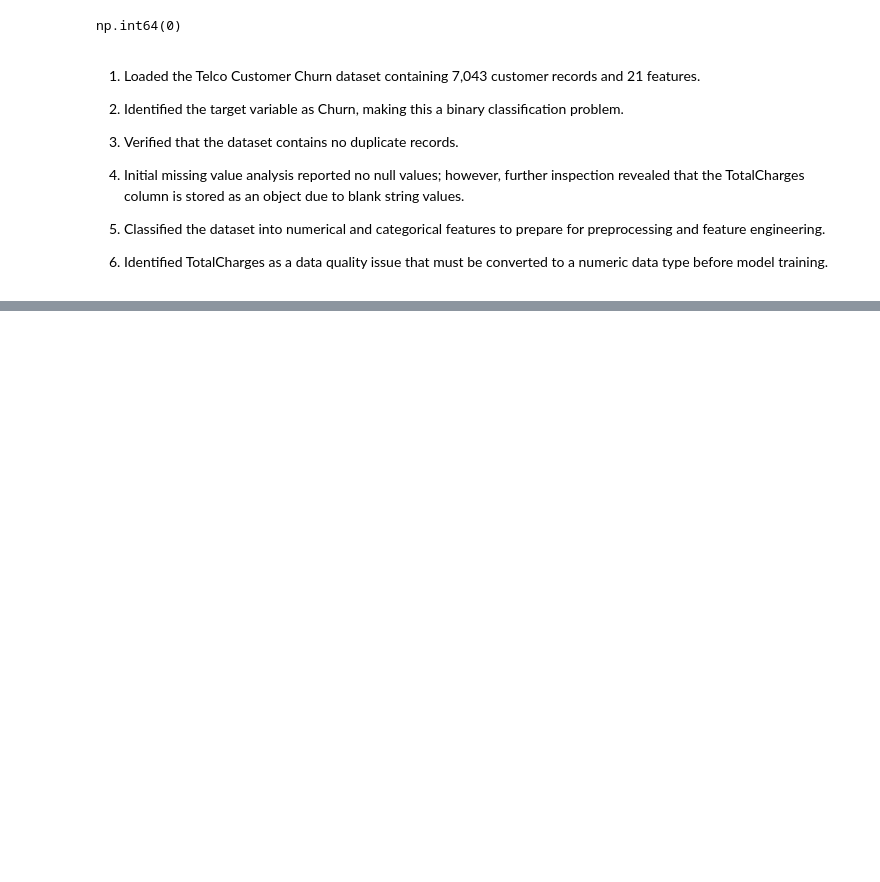
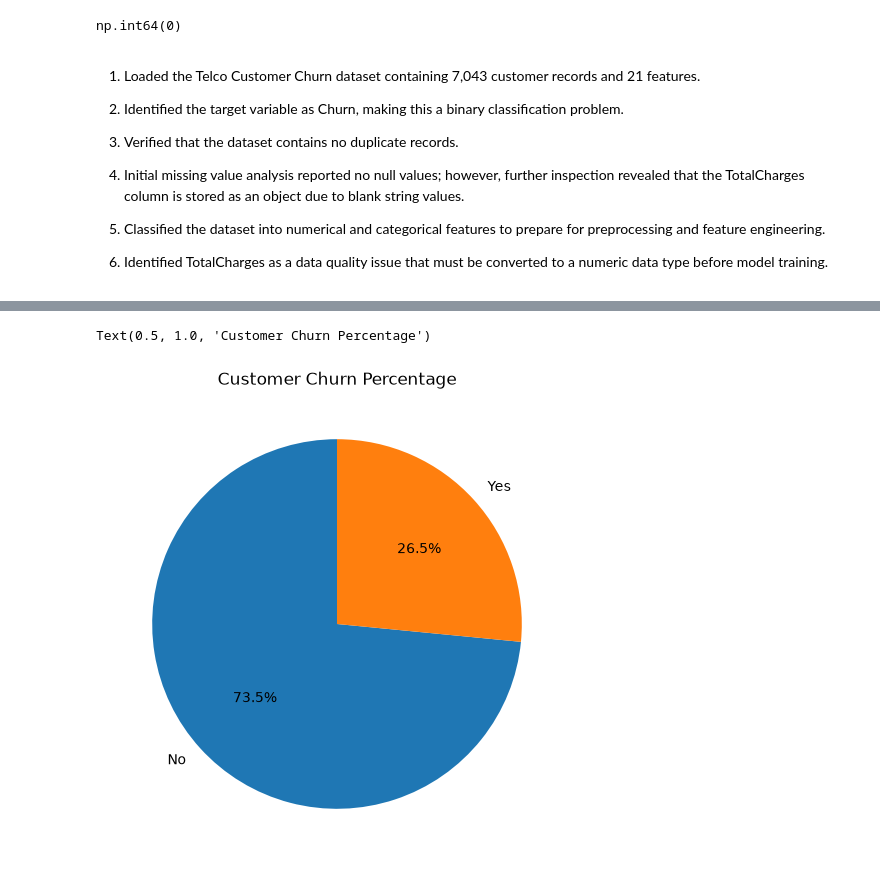
Before and after one commit to muhammadadnanmomin/customer-intelligence-platform, a Jupyter notebook: notebooks/06_churn_model.ipynb, the cells around one changed output, grey strips where cells are left out. Saved outputs shown, nothing was run; the diff lists cells and outputs as text; code cells hidden in the pictures; blank space fills up the shorter version.

```diff
--- a/notebooks/06_churn_model.ipynb
+++ b/notebooks/06_churn_model.ipynb
@@ -92,0 +137,14 @@ np.int64(0)
+# %%
+plt.figure(figsize=(6,6))
+
+plt.pie(
+    churn_percentage,
+    labels=churn_percentage.index,
+    autopct="%1.1f%%",
+    startangle=90
+)
+
+plt.title("Customer Churn Percentage")
+# %% [output]
+Text(0.5, 1.0, 'Customer Churn Percentage')
+[figure, added]
```
Also changed, not shown: parts of 7 cells of this notebook.
